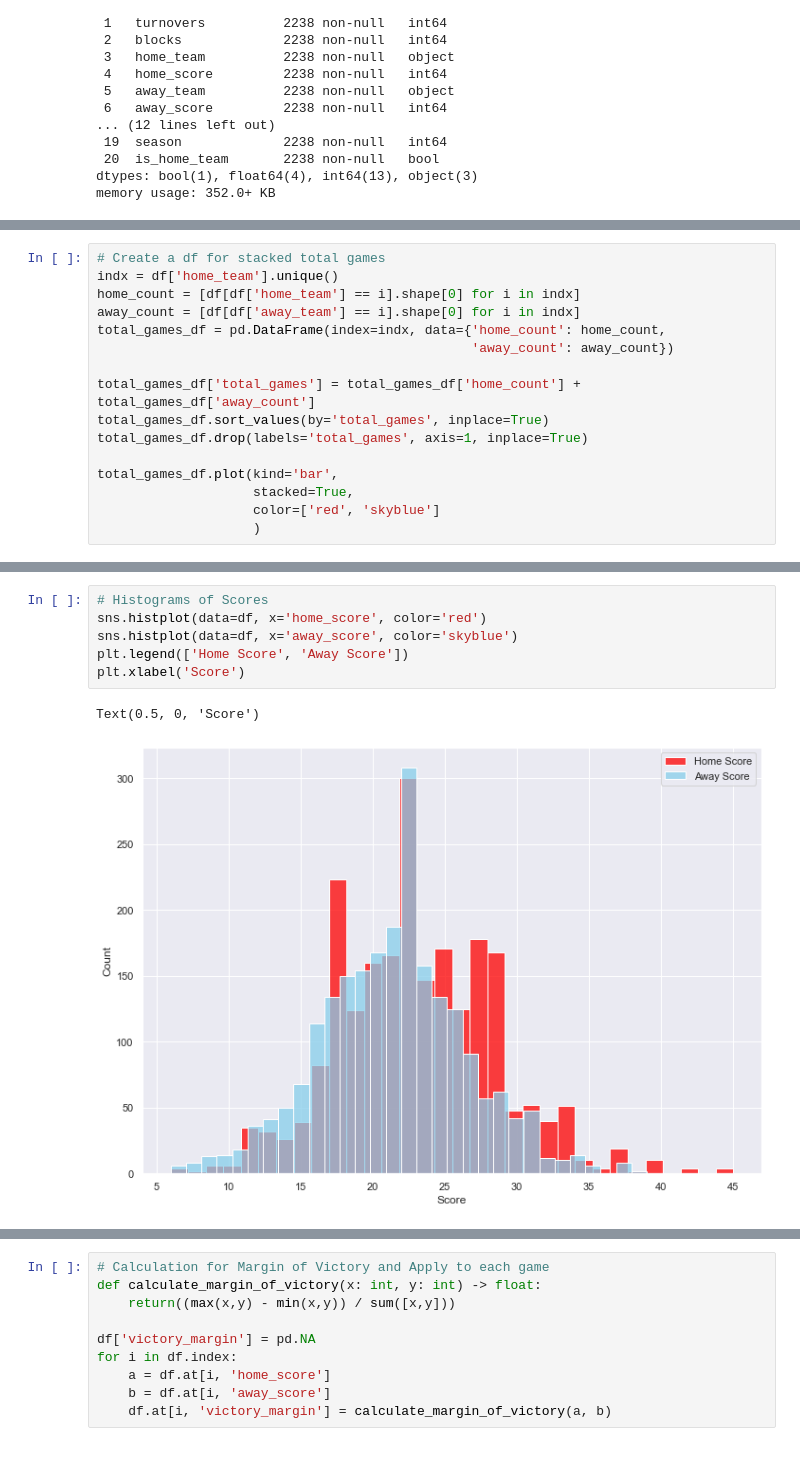
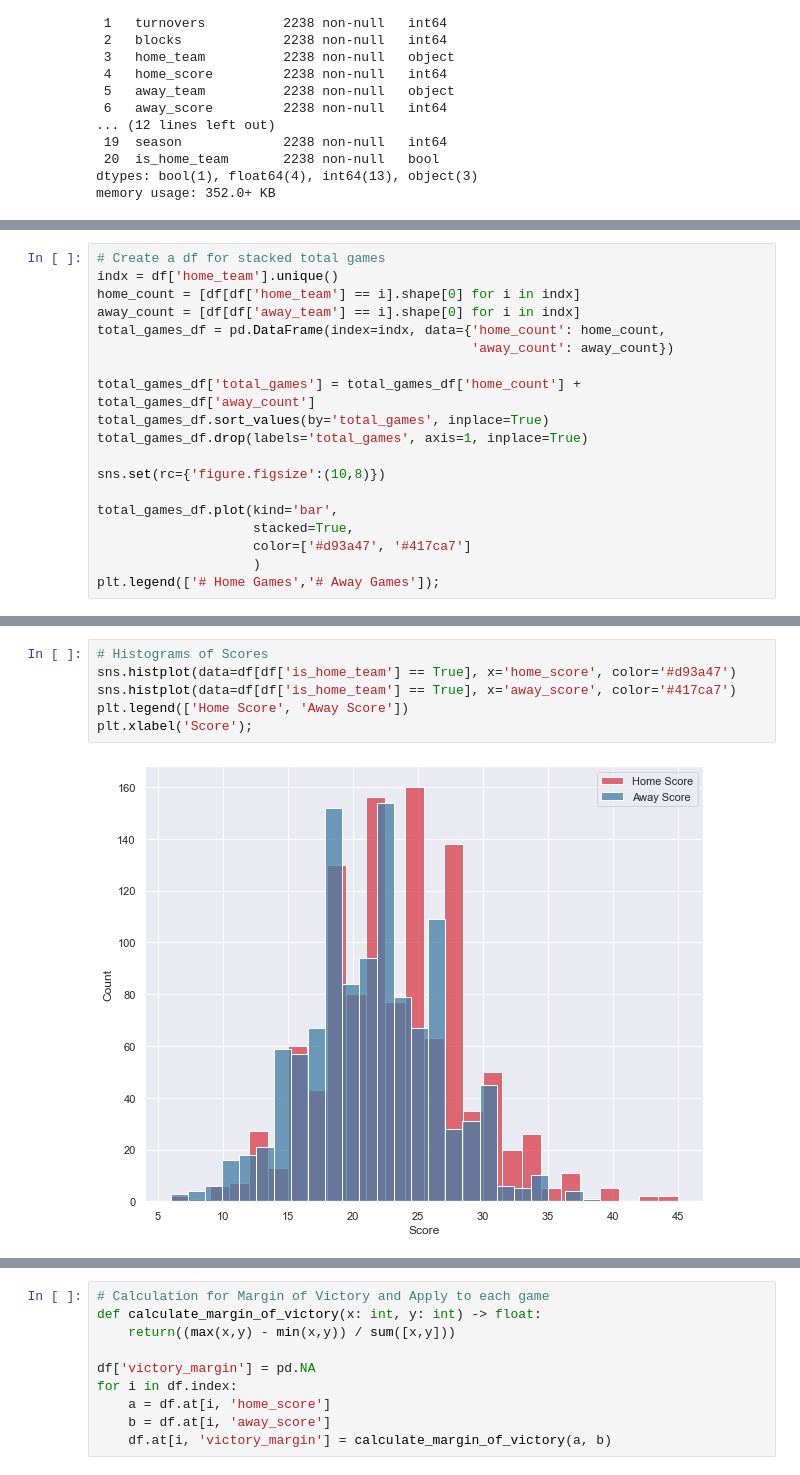
Before and after one commit to g-lorenzo/audl_ds, a Jupyter notebook: P1 - Home Field Advantage.ipynb, the cells around one changed output, grey strips where cells are left out. Drawn from its saved outputs; the diff is of its cells as text.

```diff
--- a/P1 - Home Field Advantage.ipynb
+++ b/P1 - Home Field Advantage.ipynb
@@ -82,8 +100,11 @@ total_games_df['total_games'] = total_games_df['home_count'] + total_games_df['a
 total_games_df.sort_values(by='total_games', inplace=True)
 total_games_df.drop(labels='total_games', axis=1, inplace=True)
 
+sns.set(rc={'figure.figsize':(10,8)})
+
 total_games_df.plot(kind='bar',
                     stacked=True,
-                    color=['red', 'skyblue']
+                    color=['#d93a47', '#417ca7']
                     )
+plt.legend(['# Home Games','# Away Games']);
 # %% [output]
@@ -104,11 +129,10 @@ sns.boxplot(data=df, x='away_score', y='away_team', order=sort);
 # %%
 # Histograms of Scores
-sns.histplot(data=df, x='home_score', color='red')
-sns.histplot(data=df, x='away_score', color='skyblue')
+sns.histplot(data=df[df['is_home_team'] == True], x='home_score', color='#d93a47')
+sns.histplot(data=df[df['is_home_team'] == True], x='away_score', color='#417ca7')
 plt.legend(['Home Score', 'Away Score'])
-plt.xlabel('Score')
+plt.xlabel('Score');
 # %% [output]
-Text(0.5, 0, 'Score')
-[figure, old version]
+[figure, new version]
 # %%
 # Histograms of Scores
```
Also changed, not shown: parts of 35 cells of this notebook.
